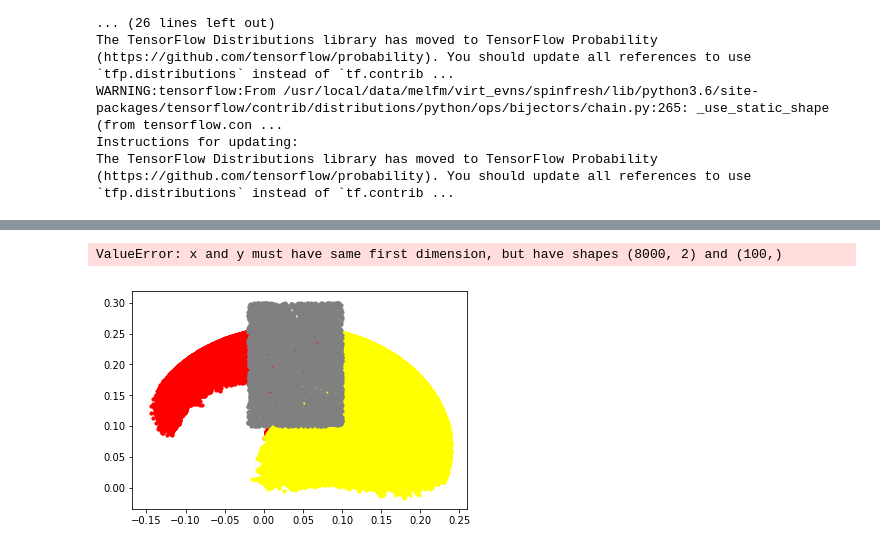
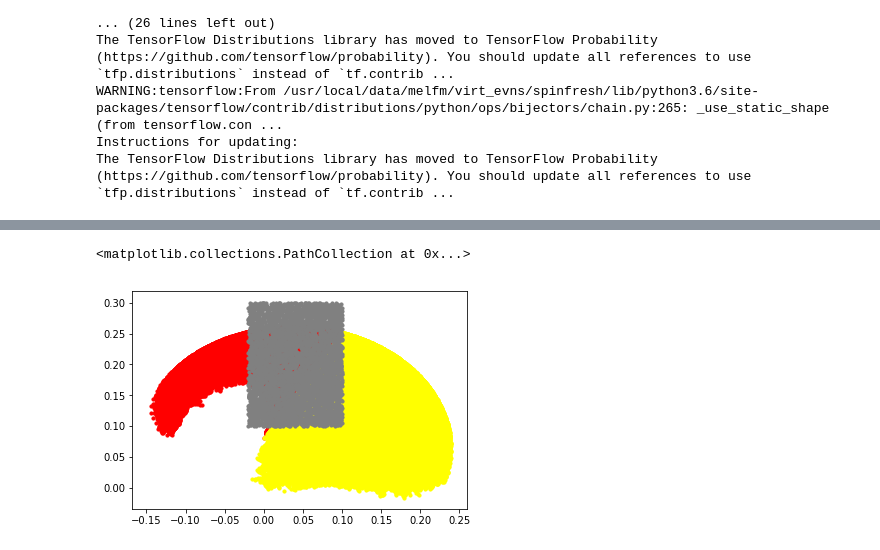
Before and after one commit to fgolemo/neural-augmented-simulator, a Jupyter notebook: nas/flows/tensorflow/goal_babble_density_model.ipynb, the cells around one changed output, grey strips where cells are left out. Drawn from its saved outputs; the diff is of its cells as text; code cells hidden in the pictures.

```diff
--- a/nas/flows/tensorflow/goal_babble_density_model.ipynb
+++ b/nas/flows/tensorflow/goal_babble_density_model.ipynb
@@ -499,8 +566,7 @@ ax2.scatter(region_C[:, 0], region_C[:, 1],
 # %%
 plt.scatter(half_A[:, 0], half_A[:, 1], s=10, color='red')
 plt.scatter(half_B[:, 0], half_B[:, 1], s=10, color='yellow')
 plt.scatter(region_C[:, 0], region_C[:, 1], s=10, color='gray')
-plt.plot(x, y, '-r', label='y=2x+1')
 # %% [output]
-ValueError: x and y must have same first dimension, but have shapes (8000, 2) and (100,)
+<matplotlib.collections.PathCollection at 0x...>
-[figure, old version]
+[figure, new version]
```
Also changed, not shown: parts of 16 cells of this notebook.
